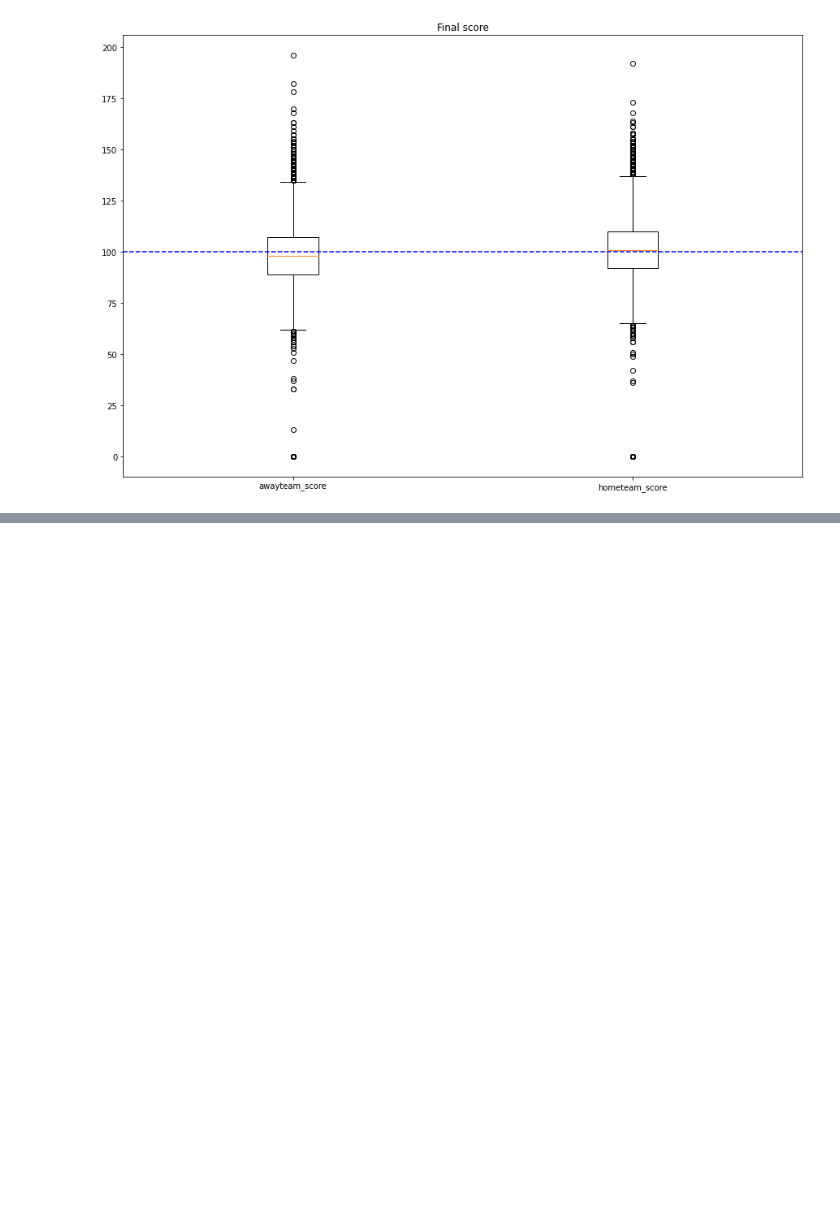
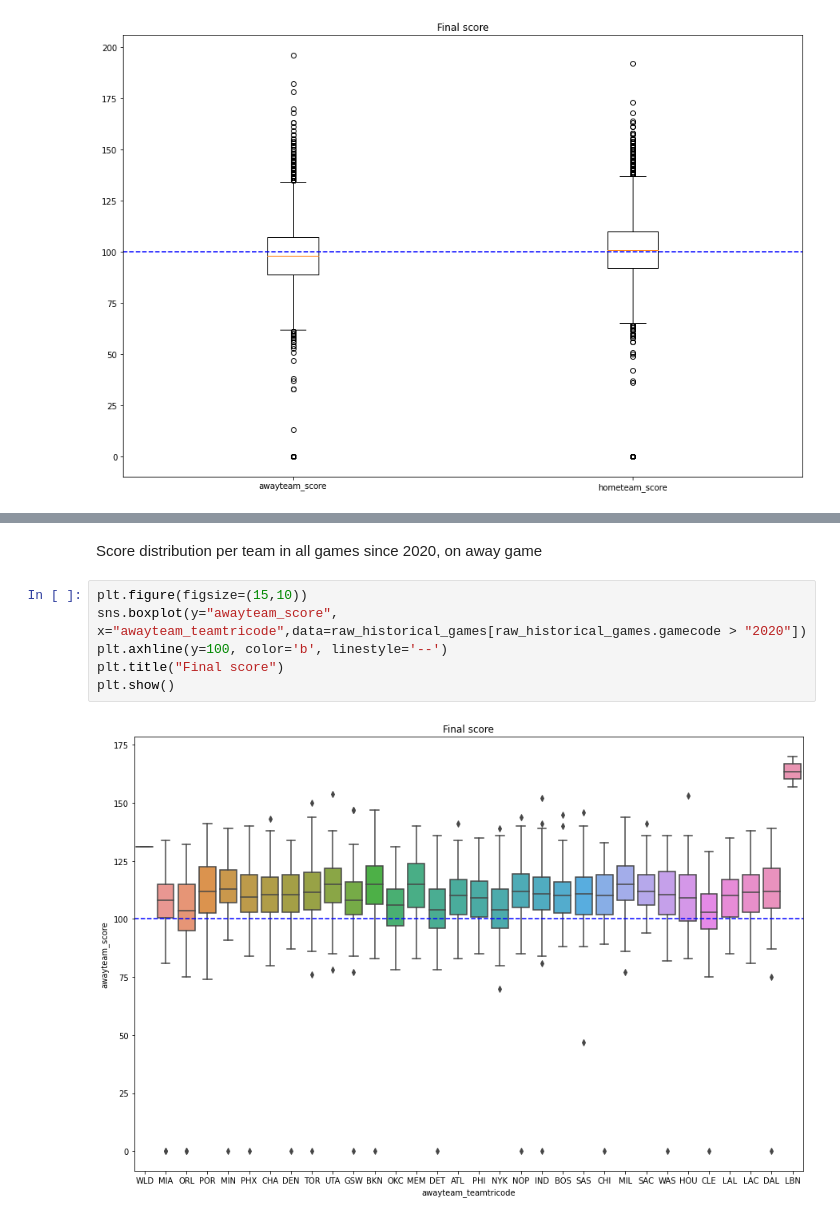
Before and after one commit to dawidjwisniewski/nba_app, a Jupyter notebook: historical_data/rewiew_raw_game_data.ipynb, the cells around one changed output, grey strips where cells are left out. Cells and saved outputs as stored; diff of their text form; blank space fills up the shorter version.

```diff
--- a/historical_data/rewiew_raw_game_data.ipynb
+++ b/historical_data/rewiew_raw_game_data.ipynb
@@ -201,0 +198,10 @@ plt.show()
+# %% [markdown]
+Score distribution per team in all games since 2020, on away game
+# %%
+plt.figure(figsize=(15,10))
+sns.boxplot(y="awayteam_score", x="awayteam_teamtricode",data=raw_historical_games[raw_historical_games.gamecode > "2020"])
+plt.axhline(y=100, color='b', linestyle='--')
+plt.title("Final score")
+plt.show()
+# %% [output]
+[figure, added]
```
Also changed, not shown: parts of 19 cells of this notebook.
